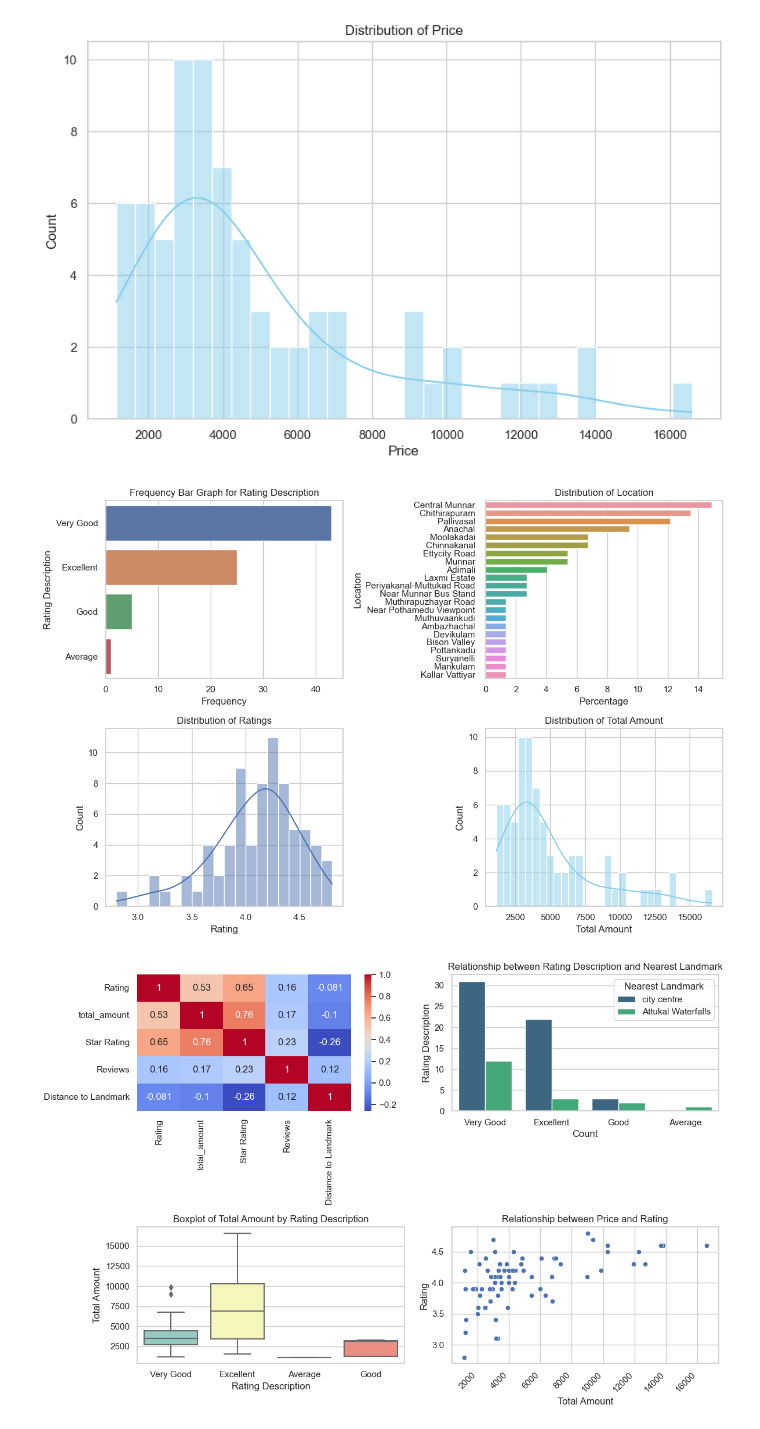
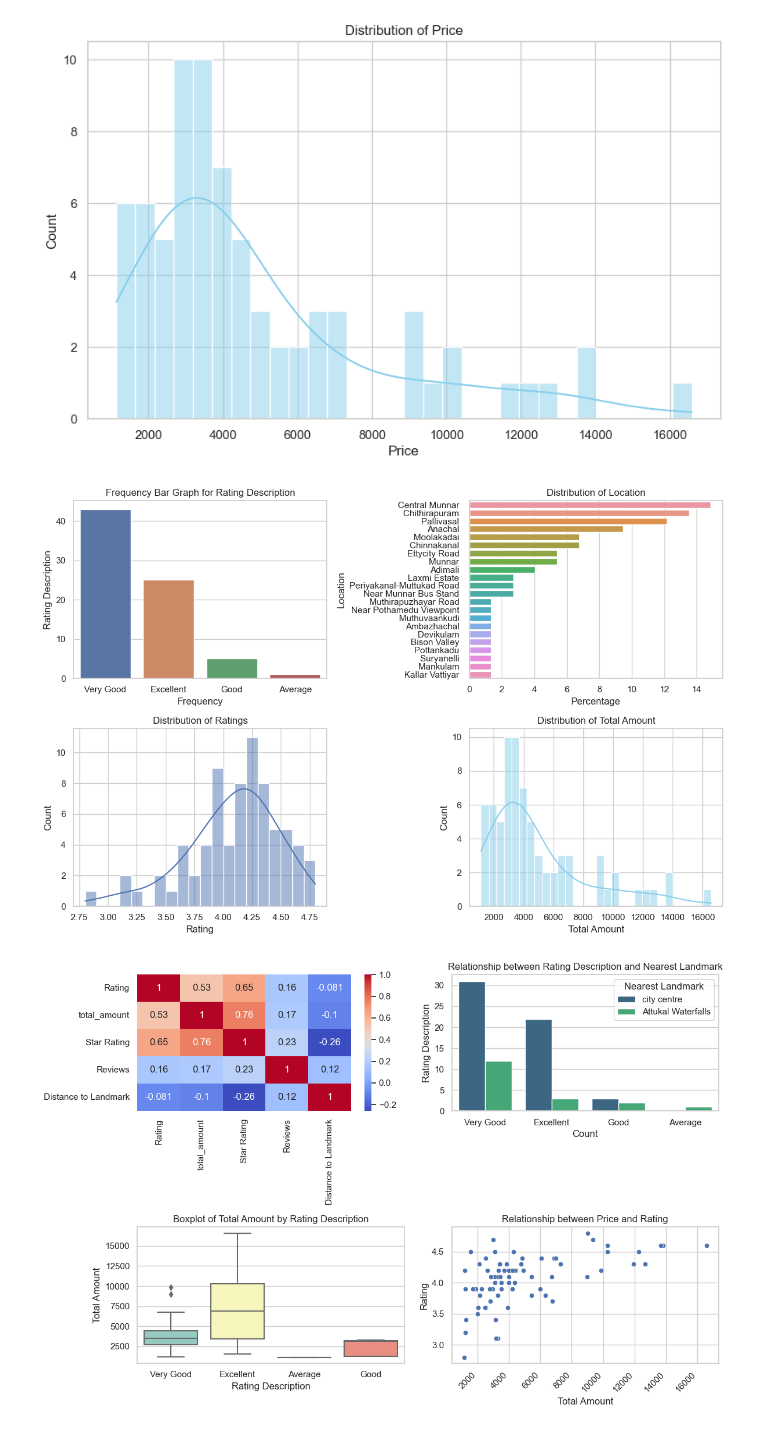
Before and after one commit to domingasdb/Data-Analysis-with-Artificial-Intelligence, a Jupyter notebook: munnar_hotels_analysis.ipynb, the cells around one changed output. Saved outputs shown, nothing was run; the diff lists cells and outputs as text; code cells hidden in the pictures.

```diff
--- a/munnar_hotels_analysis.ipynb
+++ b/munnar_hotels_analysis.ipynb
@@ -315,38 +315,38 @@ fig, axes = plt.subplots(2, 2, figsize=(12, 8))
 rating_counts = data['Rating Description'].value_counts().reset_index()
 rating_counts.columns = ['Rating Description', 'Frequency']
 rating_counts = rating_counts.sort_values(by='Frequency', ascending=False)
-sns.barplot(x='Frequency', y='Rating Description', data=rating_counts, ax=axes[0, 0])
+sns.barplot(x='Rating Description', y='Frequency', data=rating_counts, ax=axes[0, 0])
 axes[0, 0].set_xlabel('Frequency')
 axes[0, 0].set_ylabel('Rating Description')
 axes[0, 0].set_title('Frequency Bar Graph for Rating Description')
 
 # Gráfico 2 - Gráfico de barras da frequência de Locatio![1694103566570](image/readme/1694103566570.png)n
 location_counts = data['Location'].value_counts(normalize=True).mul(100).reset_index()
 location_counts.columns = ['Location', 'Percentage']
 location_counts = location_counts.sort_values(by='Percentage', ascending=False)
 sns.barplot(x='Percentage', y='Location', data=location_counts, ax=axes[0, 1])
 axes[0, 1].set_xlabel('Percentage')
 axes[0, 1].set_ylabel('Location')
 axes[0, 1].set_title('Distribution of Location')
 
 # Visualize the distribution of ratings
 sns.histplot(data=data, x="Rating", bins=20, kde=True, ax=axes[1, 0])
 axes[1, 0].set_title("Distribution of Ratings")
 axes[1, 0].set_xlabel("Rating")
 axes[1, 0].set_ylabel("Count")
 
 # Visualize the distribution of Price
 sns.histplot(data=data, x='total_amount', bins=30, kde=True, color='skyblue', ax=axes[1, 1])
 axes[1, 1].set_title('Distribution of Total Amount')
 axes[1, 1].set_ylabel("Count")
 axes[1, 1].set_xlabel("Total Amount")
 
 # Ajuste o layout
 plt.tight_layout()
 # Mostre a visualização
 plt.show()
 # %% [output]
-[figure, old version]
+[figure, new version]
 # %%
 # Primeiro, vamos criar subplots
 fig, axes = plt.subplots(2, 2, figsize=(12, 8))
```
Also changed, not shown: 2 other files.
